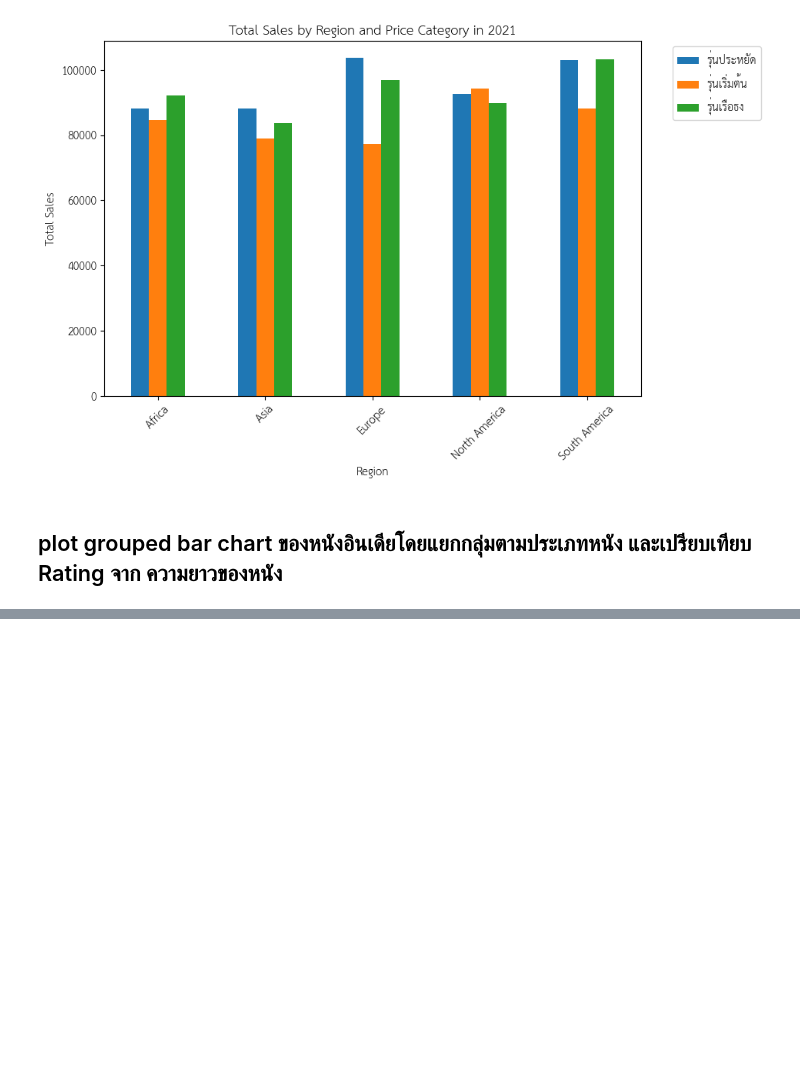
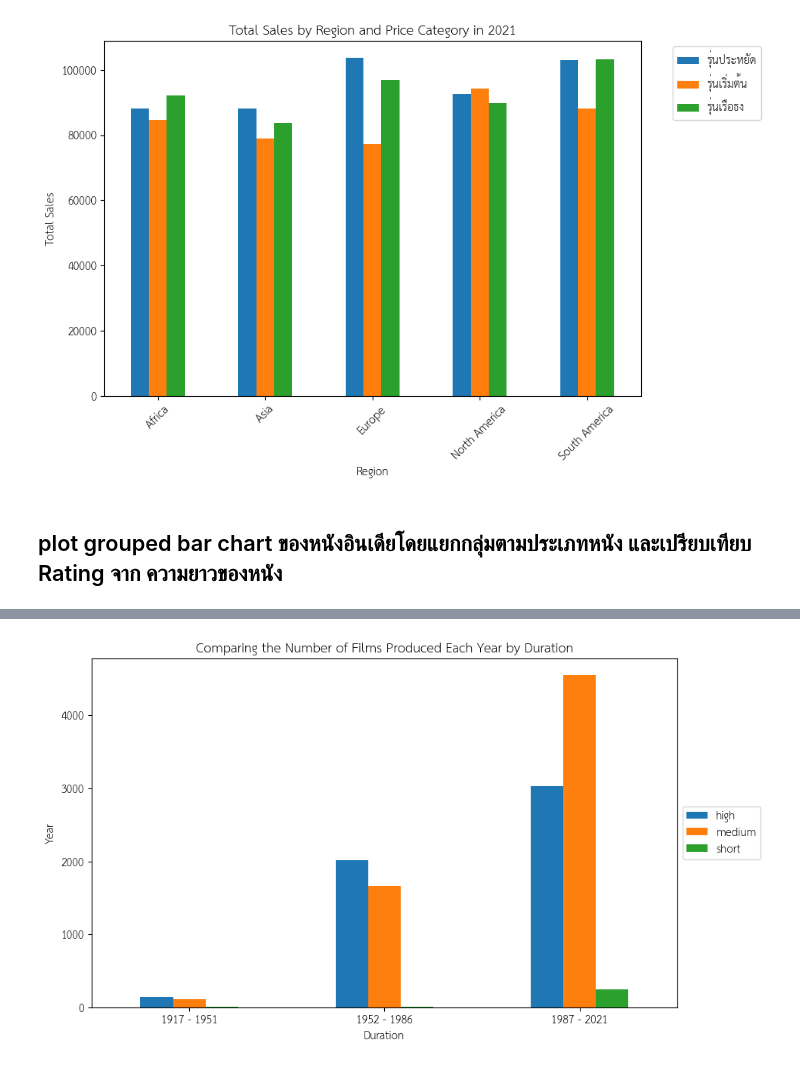
Before and after one commit to Pornwalaifoxall/python_dataviz2024, a Jupyter notebook: Visualize_Data_Comparison_2024.ipynb, the cells around one changed output, grey strips where cells are left out. Cells and saved outputs as stored; diff of their text form; code cells hidden in the pictures; blank space fills up the shorter version.

```diff
--- a/Visualize_Data_Comparison_2024.ipynb
+++ b/Visualize_Data_Comparison_2024.ipynb
@@ -861,0 +563,5 @@ plt.legend(loc='upper right', bbox_to_anchor=(0.1, 0.1))
+# %%
+# DataFrame ใหม่ที่สร้างขึ้นจากการจัดกลุ่มข้อมูลความยาวของภาพยนตร์ในแต่ละช่วงปี
+group = filtered_data.groupby(
+    ['Year Category','Duration Category'])['Duration Category'].count().unstack()
+group
@@ -861,0 +574,18 @@ plt.legend(loc='upper right', bbox_to_anchor=(0.1, 0.1))
+# %%
+# สร้าง group bar chart
+group.plot(kind='bar', figsize=(10, 6))
+
+# Add labels and title
+plt.ylabel('Year')
+plt.xlabel('Duration')
+plt.title('Comparing the Number of Films Produced Each Year by Duration')
+
+plt.xticks(rotation=0)
+
+# Move the legend outside the graph
+plt.legend(loc='center left', bbox_to_anchor=(1.0, 0.5))
+
+# Display the chart
+plt.show()
+# %% [output]
+[figure, added]
```
Also changed, not shown: parts of 83 cells of this notebook.
